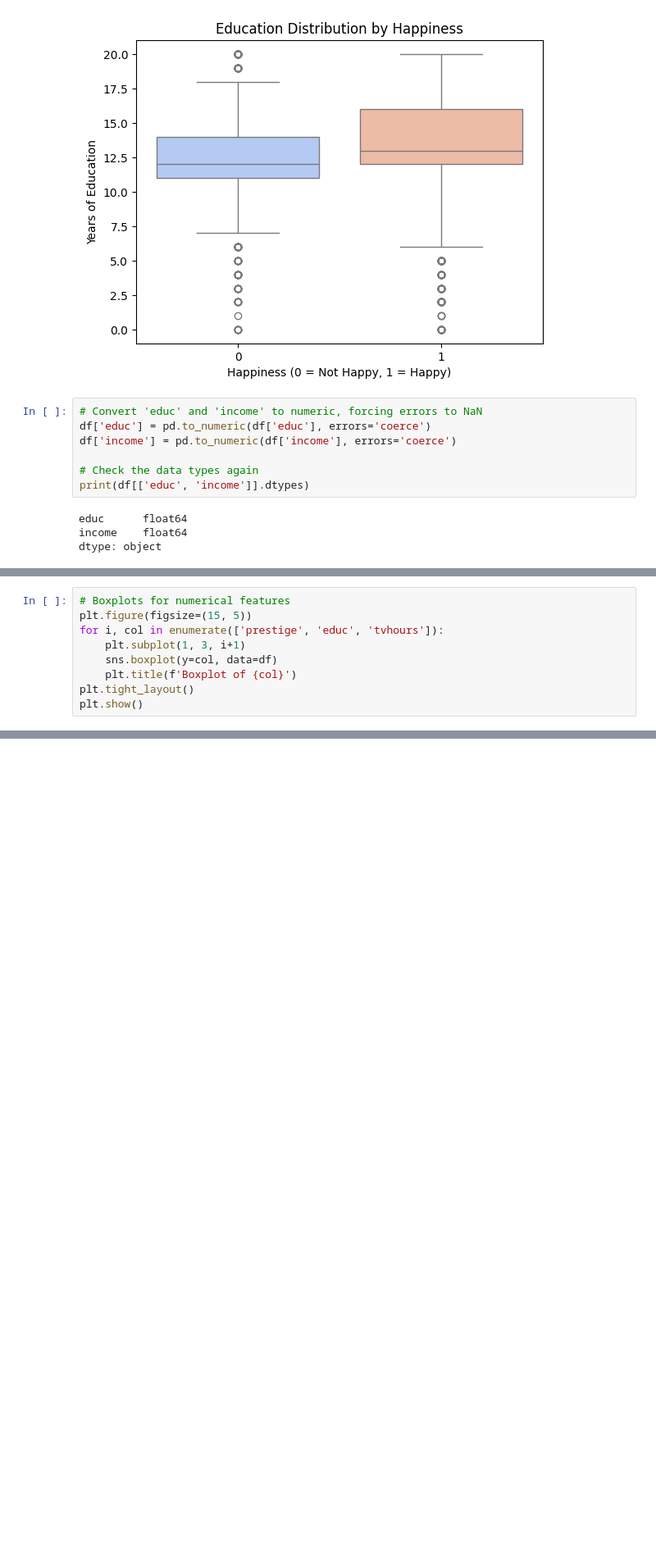
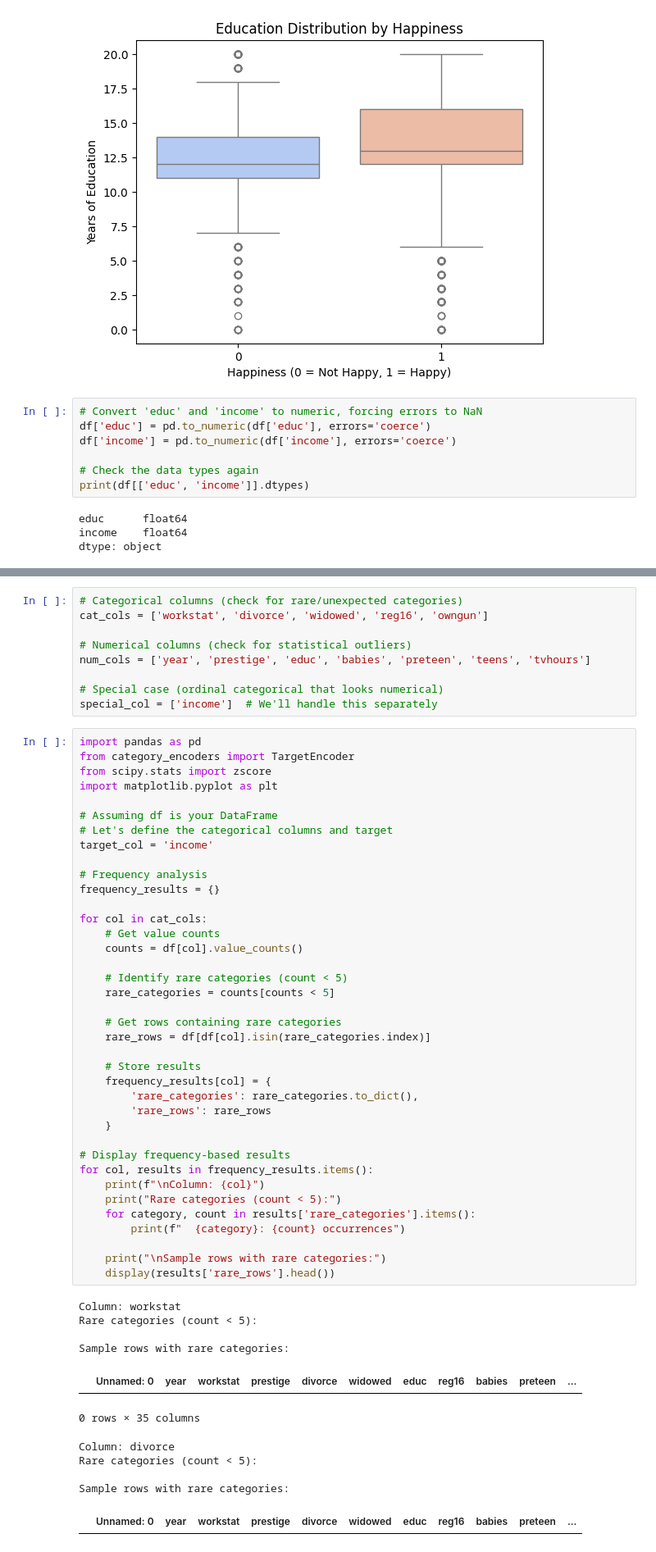
Before and after one commit to karmaaazine/happiness_ML, a Jupyter notebook: happiness-predector.ipynb, the cells around one changed output, grey strips where cells are left out. Shown at 82% size. Drawn from its saved outputs; the diff is of its cells as text; blank space fills up the shorter version.

Commit message:
Data Preprocessing

```diff
--- a/happiness-predector.ipynb
+++ b/happiness-predector.ipynb
@@ -322,9 +278,0 @@ Index: []
-# %%
-# Boxplots for numerical features
-plt.figure(figsize=(15, 5))
-for i, col in enumerate(['prestige', 'educ', 'tvhours']):
-    plt.subplot(1, 3, i+1)
-    sns.boxplot(y=col, data=df)
-    plt.title(f'Boxplot of {col}')
-plt.tight_layout()
-plt.show()
@@ -356,0 +279,59 @@ Remaining columns: ['Unnamed: 0', 'year', 'workstat', 'prestige', 'divorce', 'wi
+# %%
+# Categorical columns (check for rare/unexpected categories)
+cat_cols = ['workstat', 'divorce', 'widowed', 'reg16', 'owngun']
+
+# Numerical columns (check for statistical outliers)
+num_cols = ['year', 'prestige', 'educ', 'babies', 'preteen', 'teens', 'tvhours']
+
+# Special case (ordinal categorical that looks numerical)
+special_col = ['income']  # We'll handle this separately
+# %%
+import pandas as pd
+from category_encoders import TargetEncoder
+from scipy.stats import zscore
+import matplotlib.pyplot as plt
+
+# Assuming df is your DataFrame
+# Let's define the categorical columns and target
+target_col = 'income'
+
+# Frequency analysis
+frequency_results = {}
+
+for col in cat_cols:
+    # Get value counts
+    counts = df[col].value_counts()
+
+    # Identify rare categories (count < 5)
+    rare_categories = counts[counts < 5]
+
+    # Get rows containing rare categories
+    rare_rows = df[df[col].isin(rare_categories.index)]
+
+    # Store results
+    frequency_results[col] = {
+        'rare_categories': rare_categories.to_dict(),
+        'rare_rows': rare_rows
+    }
+
+# Display frequency-based results
+for col, results in frequency_results.items():
+    print(f"\nColumn: {col}")
+    print("Rare categories (count < 5):")
+    for category, count in results['rare_categories'].items():
+        print(f"  {category}: {count} occurrences")
+
+    print("\nSample rows with rare categories:")
+    display(results['rare_rows'].head())
+# %% [output]
+Column: workstat
+Rare categories (count < 5):
+
+Sample rows with rare categories:
+|  | Unnamed: 0 | year | workstat | prestige | divorce | widowed | educ | reg16 | babies | preteen | ... |
+0 rows × 35 columns
+Column: divorce
+Rare categories (count < 5):
+
+Sample rows with rare categories:
+|  | Unnamed: 0 | year | workstat | prestige | divorce | widowed | educ | reg16 | babies | preteen | ... |
```
Also changed, not shown: parts of 6 cells of this notebook, 1 other file.
